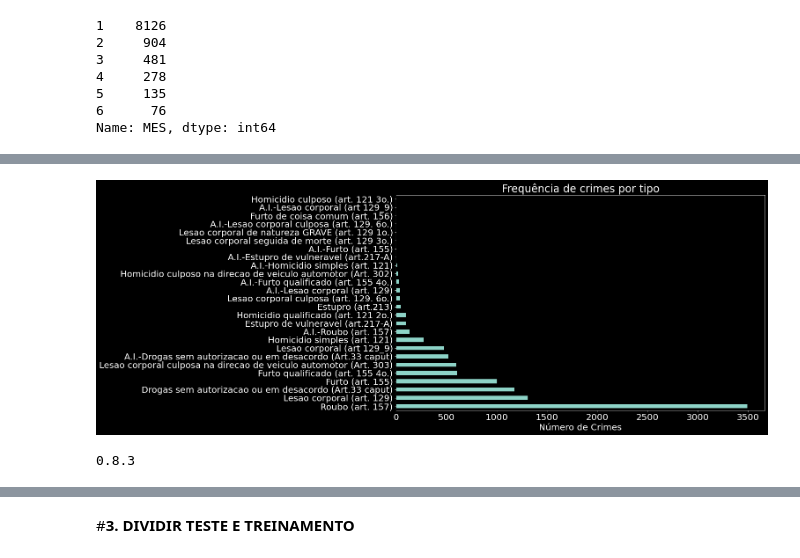
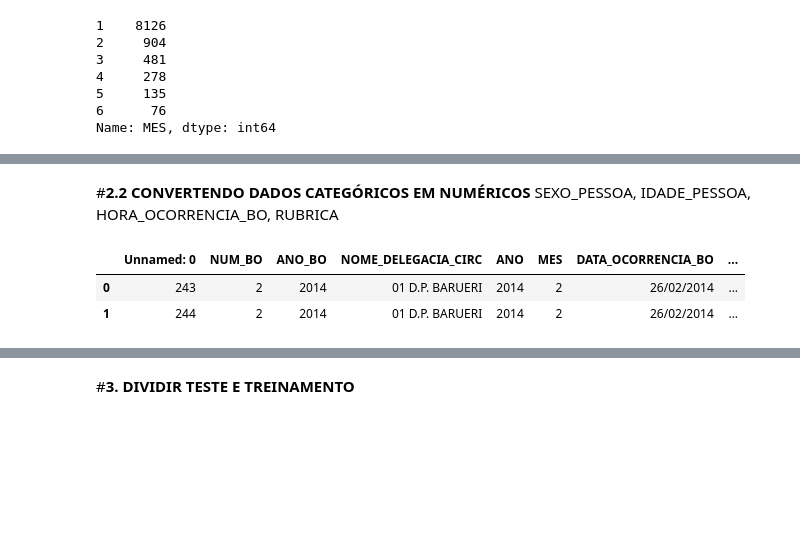
Before and after one commit to debora28/pi-2020.2, a Jupyter notebook: 07_12_Crime_E2.ipynb, the cells around one changed output, grey strips where cells are left out. Saved outputs shown, nothing was run; the diff lists cells and outputs as text; code cells hidden in the pictures; blank space fills up the shorter version.

```diff
--- a/07_12_Crime_E2.ipynb
+++ b/07_12_Crime_E2.ipynb
@@ -445,20 +363,12 @@ Homicidio culposo (art. 121 3o.)                                        3
 Name: RUBRICA, dtype: int64
-# %%
-plt.style.use('dark_background')
-plt.figure(figsize=(15,9))
-plt.xlabel('Número de Crimes')
-data['RUBRICA'].value_counts().plot(kind='barh', title='Frequência de crimes por tipo')
-plt.show()
-# %% [output]
-[figure, removed]
+# %% [markdown]
+#**2.2 CONVERTENDO DADOS CATEGÓRICOS EM NUMÉRICOS**
+SEXO_PESSOA, IDADE_PESSOA, HORA_OCORRENCIA_BO, RUBRICA
 # %%
-# novas_colunas = pd.get_dummies(data['RUBRICA'])
-# data = pd.concat([data,novas_colunas], axis=1)
-# data.head(2)
+novas_colunas = pd.get_dummies(data['RUBRICA'])
+data = pd.concat([data,novas_colunas], axis=1)
+data.head(2)
+# %% [output]
+|  | Unnamed: 0 | NUM_BO | ANO_BO | NOME_DELEGACIA_CIRC | ANO | MES | DATA_OCORRENCIA_BO | ... |
+| 0 | 243 | 2 | 2014 | 01 D.P. BARUERI | 2014 | 2 | 26/02/2014 | ... |
+| 1 | 244 | 2 | 2014 | 01 D.P. BARUERI | 2014 | 2 | 26/02/2014 | ... |
-# %%
-import os
-import folium
-import pandas as pd
-print(folium.__version__)
-# %% [output]
-0.8.3
```
Also changed, not shown: parts of 38 cells of this notebook.
